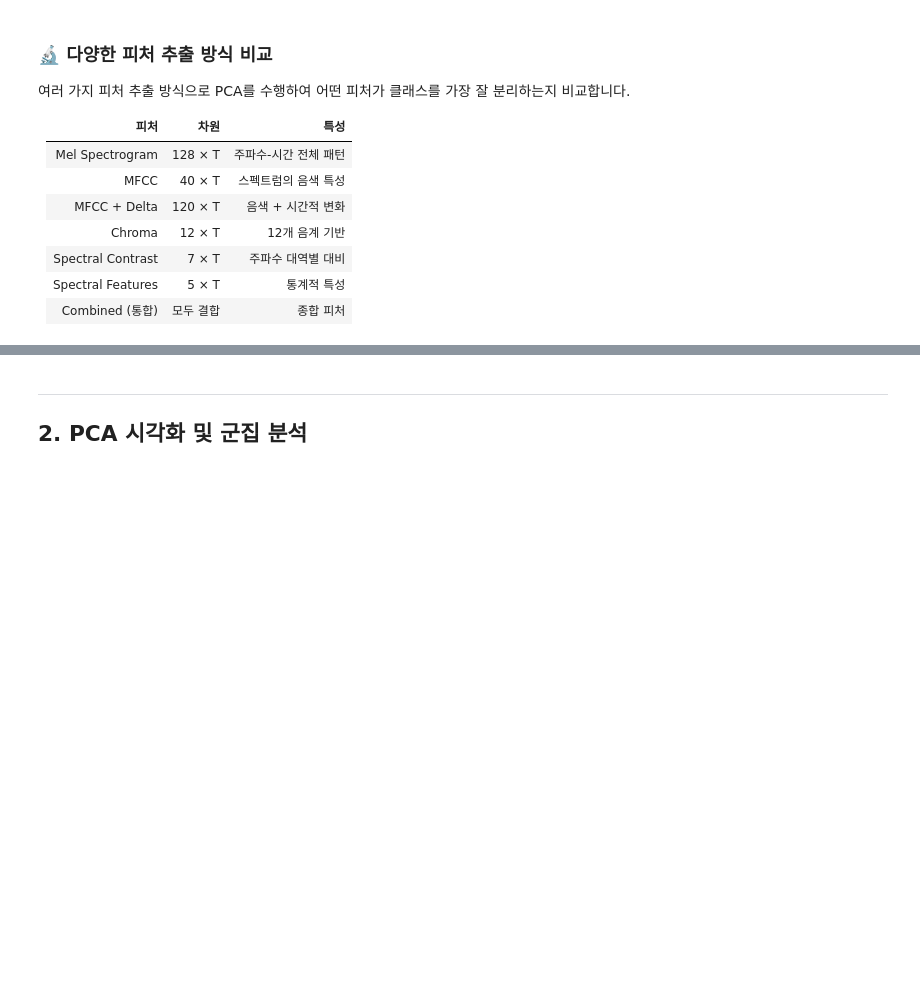
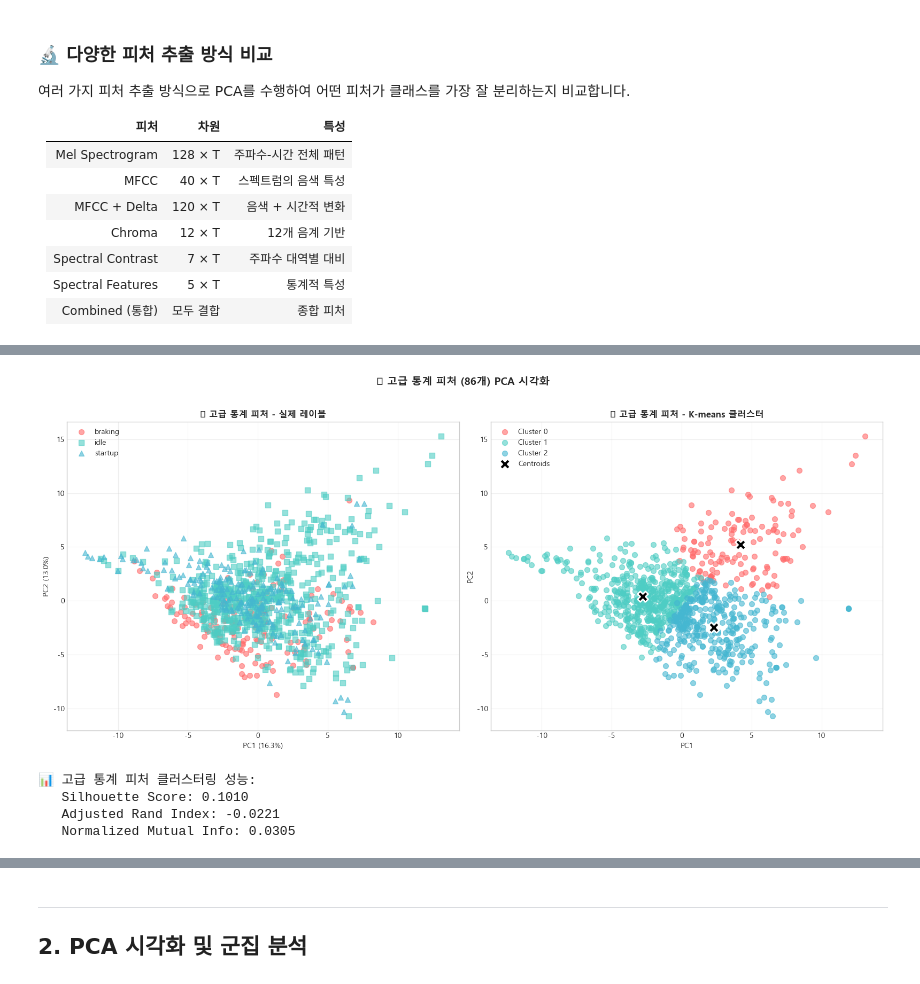
Before and after one commit to kkch1012/Sound_Project, a Jupyter notebook: notebooks/04_Hierarchical_Classification.ipynb, the cells around one changed output, grey strips where cells are left out. Saved outputs shown, nothing was run; the diff lists cells and outputs as text; code cells hidden in the pictures; blank space fills up the shorter version.

```diff
--- a/notebooks/04_Hierarchical_Classification.ipynb
+++ b/notebooks/04_Hierarchical_Classification.ipynb
@@ -384,0 +462,23 @@ for key, value in feature_dict.items():
+# %%
+# ============================================================
+# 주파수 영역대별 특징 추출 수행
+# ============================================================
+
+print("🔄 주파수 영역대별 특징 추출 중...")
+
+# 주파수 영역대별 특징 저장용 리스트
+frequency_band_features = []
+
+# 샘플링된 파일에 대해 특징 추출
+for file_path, state_idx in tqdm(zip(sampled_files, y_sampled),
+                                  total=len(sampled_files),
+                                  desc="주파수 영역대 특징 추출"):
+    features = extract_frequency_band_features(file_path, feature_extractor)
+    frequency_band_features.append(features)
+
+# DataFrame으로 변환
+df_freq_bands = pd.DataFrame(frequency_band_features)
+
+print(f"✅ 주파수 영역대별 특징 추출 완료! (Shape: {df_freq_bands.shape})")
+print(f"\n📊 추출된 특징 목록:")
+print(df_freq_bands.columns.tolist())
@@ -712,7 +1111,7 @@ pca_adv_2d = PCA(n_components=2, random_state=42)
 X_adv_pca_2d = pca_adv_2d.fit_transform(X_advanced_scaled)
 
 # K-means
-kmeans_adv = KMeans(n_clusters=3, random_state=42, n_init='auto')
+kmeans_adv = KMeans(n_clusters=3, random_state=42, n_init=10)
 cluster_adv = kmeans_adv.fit_predict(X_advanced_scaled)
 
 # 성능 평가
@@ -737,33 +1136,39 @@ axes[0].set_xlabel(f'PC1 ({pca_adv_2d.explained_variance_ratio_[0]:.1%})')
 axes[0].set_ylabel(f'PC2 ({pca_adv_2d.explained_variance_ratio_[1]:.1%})')
 axes[0].set_title('✅ 고급 통계 피처 - 실제 레이블', fontsize=12, fontweight='bold')
 axes[0].legend()
 axes[0].grid(True, alpha=0.3)
 
 # 우측: K-means 클러스터
 for cluster_id, color in enumerate(colors):
     mask = cluster_adv == cluster_id
     axes[1].scatter(
         X_adv_pca_2d[mask, 0], X_adv_pca_2d[mask, 1],
         c=color, label=f'Cluster {cluster_id}', alpha=0.6, s=50
     )
 # 중심점 표시
 centers = pca_adv_2d.transform(kmeans_adv.cluster_centers_)
 axes[1].scatter(centers[:, 0], centers[:, 1], c='black', marker='X', s=200,
                 edgecolors='white', linewidths=2, label='Centroids')
 axes[1].set_xlabel(f'PC1')
 axes[1].set_ylabel(f'PC2')
 axes[1].set_title('🔵 고급 통계 피처 - K-means 클러스터', fontsize=12, fontweight='bold')
 axes[1].legend()
 axes[1].grid(True, alpha=0.3)
 
 plt.suptitle(f'📊 고급 통계 피처 ({X_advanced.shape[1]}개) PCA 시각화', fontsize=14, fontweight='bold', y=1.02)
 plt.tight_layout()
 plt.show()
 
 print(f"\n📊 고급 통계 피처 클러스터링 성능:")
 print(f"   Silhouette Score: {silhouette_adv:.4f}")
 print(f"   Adjusted Rand Index: {ari_adv:.4f}")
 print(f"   Normalized Mutual Info: {nmi_adv:.4f}")
+# %% [output]
+[figure, added]
+📊 고급 통계 피처 클러스터링 성능:
+   Silhouette Score: 0.1010
+   Adjusted Rand Index: -0.0221
+   Normalized Mutual Info: 0.0305
 # %%
 # ============================================================
 # 최종 피처 비교 요약
```
Also changed, not shown: parts of 18 cells of this notebook, 2 other files.
